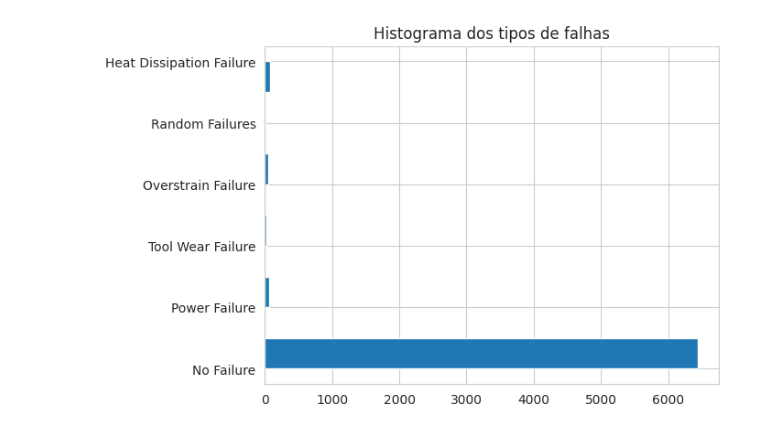
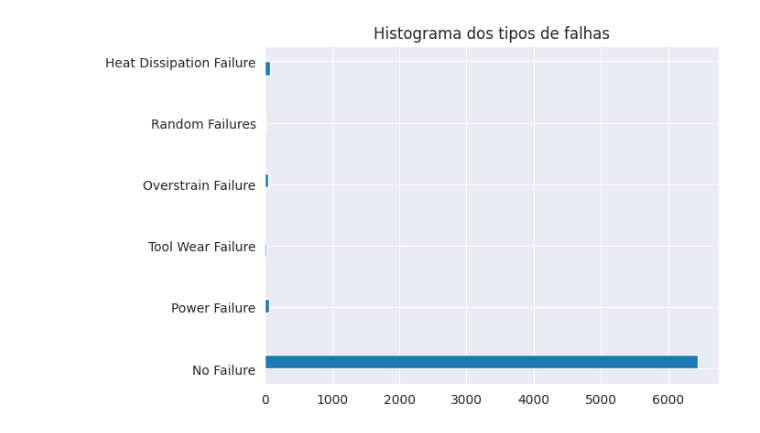
Before and after one commit to c-Tos1wa/preventive_maintenace, a Jupyter notebook: data_analysis.ipynb, the cells around one changed output. Cells and saved outputs as stored; diff of their text form; code cells hidden in the pictures.

```diff
--- a/data_analysis.ipynb
+++ b/data_analysis.ipynb
@@ -56,10 +58,0 @@ Name: failure_type, dtype: int64
-# %%
-sns.set_style('whitegrid')
-plt.figure()
-axis=sns.barplot(
-            y=db['failure_type'],
-            x=db.type.value_counts(),
-            color='purple',
-            errorbar=None
-                )
-plt.show()
@@ -147,22 +81,0 @@ plt.show()
-# %%
-sns.set_style('whitegrid')
-plt.figure()
-axis=sns.barplot(
-            y=db['failure_type'],
-            x=db['tool_wear_min'],
-            color='saddlebrown',
-            errorbar=None
-                )
-axis.bar_label(
-    axis.containers[0],
-    fmt = '%.1f',
-    label_type = 'center',
-    color = 'white',
-)
-
-axis.set(frame_on=False)
-axis.axvline(0, color='k', clip_on=False)
-plt.title('Comparação entre tipo de falha e desgaste da ferramenta')
-plt.xlabel('desgaste em minutos')
-plt.ylabel('tipo de falha')
-plt.show()
@@ -171,8 +98,8 @@ plt.show()
 # %%
-sns.set_style('whitegrid')
+sns.set_style('darkgrid')
 plt.figure()
 plt.title('Histograma dos tipos de falhas')
-plt.hist(db.failure_type, orientation='horizontal')
+plt.hist(db.failure_type, orientation='horizontal', bins=22)
 plt.show()
 # %% [output]
-[figure, old version]
+[figure, new version]
```
Also changed, not shown: parts of 13 cells of this notebook.
